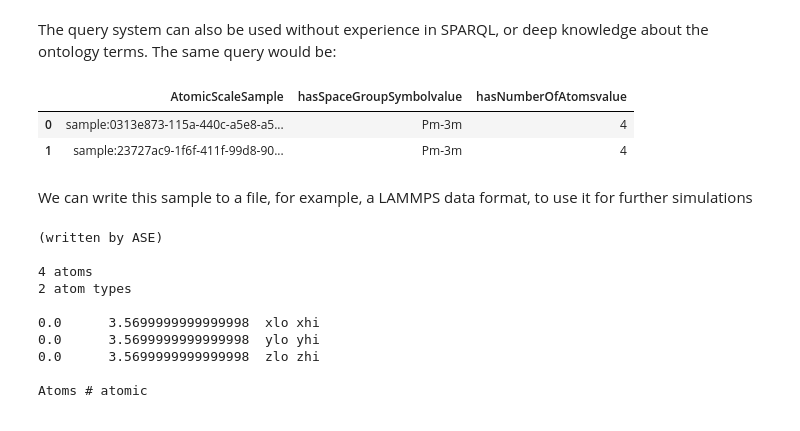
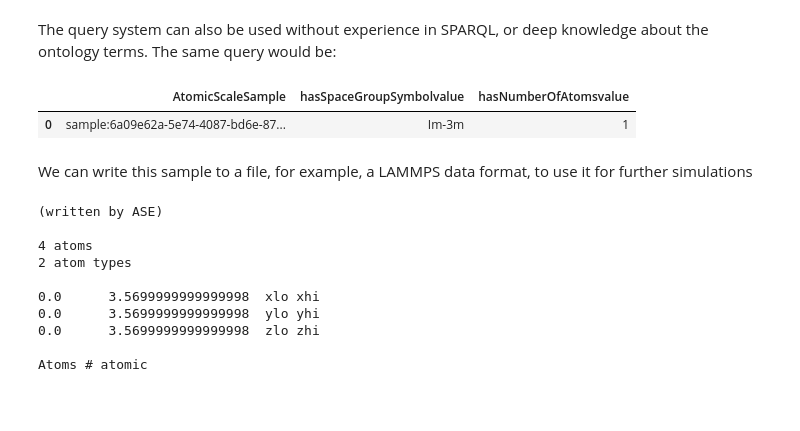
Before and after one commit to pyscal/atomRDF, a Jupyter notebook: examples/01_getting_started.ipynb, the cells around one changed output. Drawn from its saved outputs; the diff is of its cells as text; code cells hidden in the pictures.

Commit message:
make query method better

```diff
--- a/examples/01_getting_started.ipynb
+++ b/examples/01_getting_started.ipynb
@@ -77,12 +71,11 @@ res
 # %% [markdown]
 The query system can also be used without experience in SPARQL, or deep knowledge about the ontology terms. The same query would be:
 # %%
-df = kg.query_sample([kg.terms.cmso.hasSpaceGroupSymbol, kg.terms.cmso.hasNumberOfAtoms==4])
+df = kg.query(kg.terms.cmso.AtomicScaleSample, [kg.terms.cmso.hasSpaceGroupSymbol, kg.terms.cmso.hasNumberOfAtoms==1])
 df
 # %% [output]
 |  | AtomicScaleSample | hasSpaceGroupSymbolvalue | hasNumberOfAtomsvalue |
-| 0 | sample:0313e873-115a-440c-a5e8-a5... | Pm-3m | 4 |
-| 1 | sample:23727ac9-1f6f-411f-99d8-90... | Pm-3m | 4 |
+| 0 | sample:6a09e62a-5e74-4087-bd6e-87... | Im-3m | 1 |
 # %%
 sample = df.AtomicScaleSample.values[0]
 # %% [markdown]
```
Also changed, not shown: parts of 6 cells of this notebook, 1 other file.
